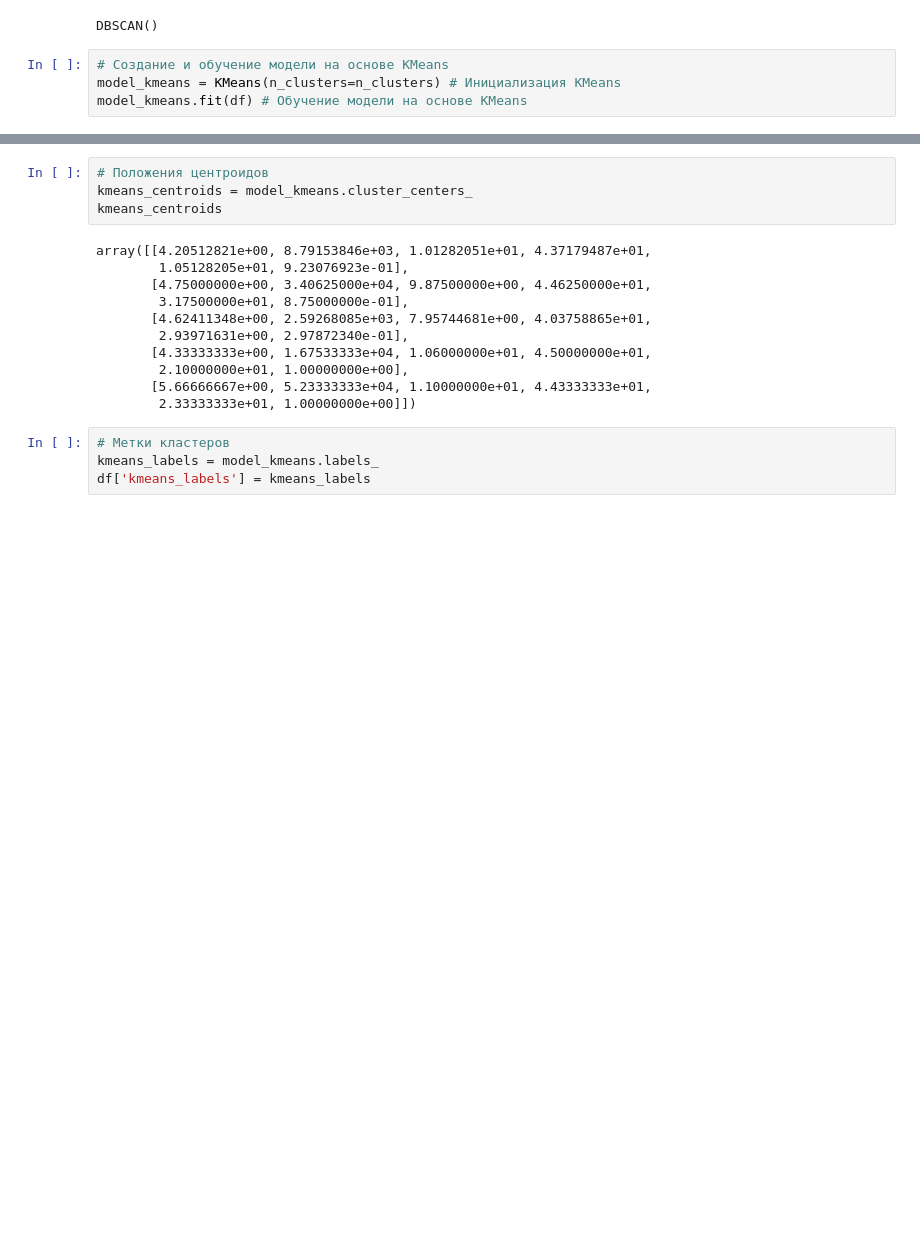
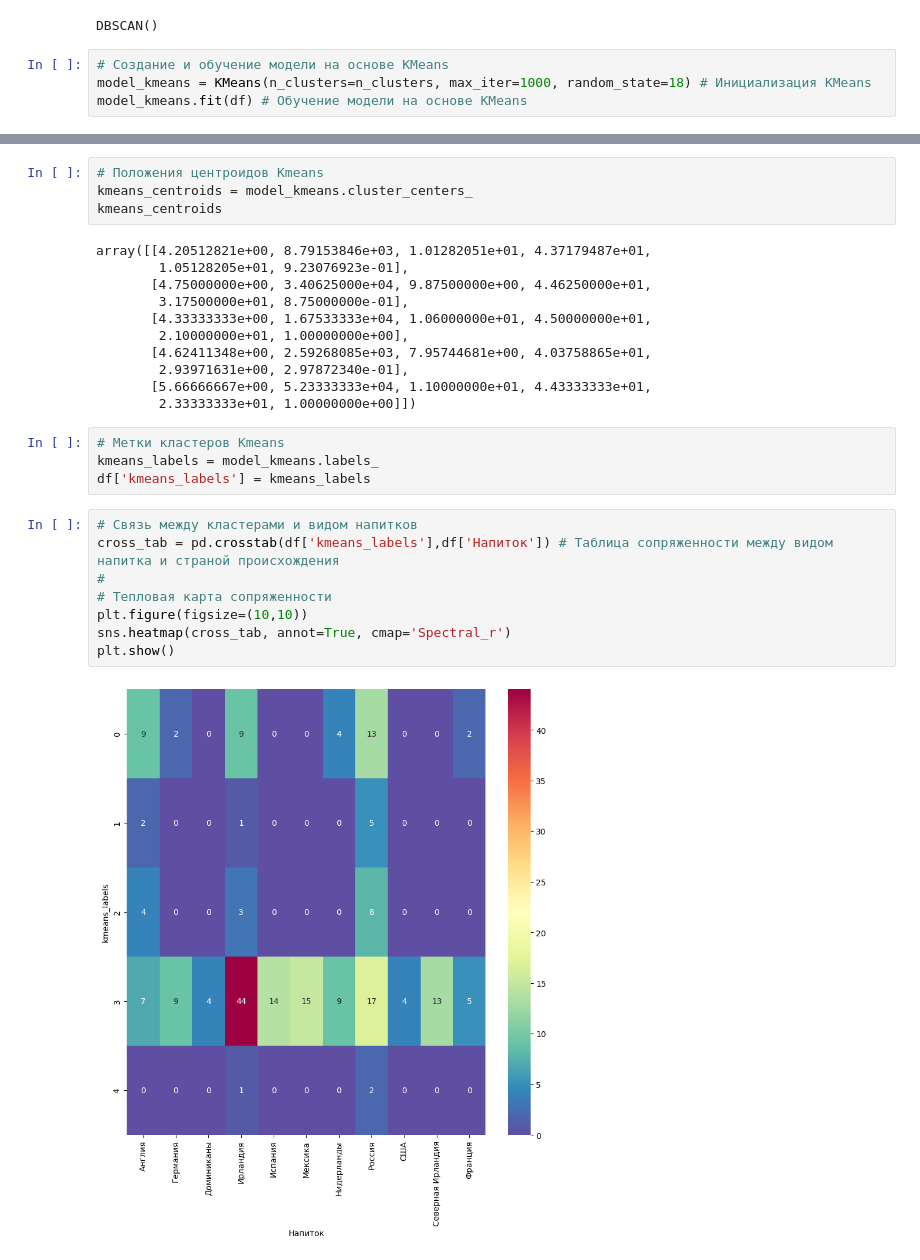
Before and after one commit to avkolchin1995/Spirits-Clustering, a Jupyter notebook: Spirits-Clustering.ipynb, the cells around one changed output, grey strips where cells are left out. Drawn from its saved outputs; the diff is of its cells as text; blank space fills up the shorter version.

```diff
--- a/Spirits-Clustering.ipynb
+++ b/Spirits-Clustering.ipynb
@@ -193,6 +193,6 @@ model_DBSCAN.fit(df)
 DBSCAN()
 # %%
 # Создание и обучение модели на основе KMeans
-model_kmeans = KMeans(n_clusters=n_clusters) # Инициализация KMeans
+model_kmeans = KMeans(n_clusters=n_clusters, max_iter=1000, random_state=18) # Инициализация KMeans
 model_kmeans.fit(df) # Обучение модели на основе KMeans
 # %% [output]
@@ -200,5 +216,5 @@ KMeans(n_clusters=5)
 # %%
-# Положения центроидов
+# Положения центроидов Kmeans
 kmeans_centroids = model_kmeans.cluster_centers_
 kmeans_centroids
 # %% [output]
@@ -206,13 +222,23 @@ array([[4.20512821e+00, 8.79153846e+03, 1.01282051e+01, 4.37179487e+01,
         1.05128205e+01, 9.23076923e-01],
        [4.75000000e+00, 3.40625000e+04, 9.87500000e+00, 4.46250000e+01,
         3.17500000e+01, 8.75000000e-01],
+       [4.33333333e+00, 1.67533333e+04, 1.06000000e+01, 4.50000000e+01,
+        2.10000000e+01, 1.00000000e+00],
        [4.62411348e+00, 2.59268085e+03, 7.95744681e+00, 4.03758865e+01,
         2.93971631e+00, 2.97872340e-01],
-       [4.33333333e+00, 1.67533333e+04, 1.06000000e+01, 4.50000000e+01,
-        2.10000000e+01, 1.00000000e+00],
        [5.66666667e+00, 5.23333333e+04, 1.10000000e+01, 4.43333333e+01,
         2.33333333e+01, 1.00000000e+00]])
 # %%
-# Метки кластеров
+# Метки кластеров Kmeans
 kmeans_labels = model_kmeans.labels_
 df['kmeans_labels'] = kmeans_labels
+# %%
+# Связь между кластерами и видом напитков
+cross_tab = pd.crosstab(df['kmeans_labels'],df['Напиток']) # Таблица сопряженности между видом напитка и страной происхождения
+#
+# Тепловая карта сопряженности
+plt.figure(figsize=(10,10))
+sns.heatmap(cross_tab, annot=True, cmap='Spectral_r')
+plt.show()
+# %% [output]
+[figure, added]
```
Also changed, not shown: parts of 2 cells of this notebook.
